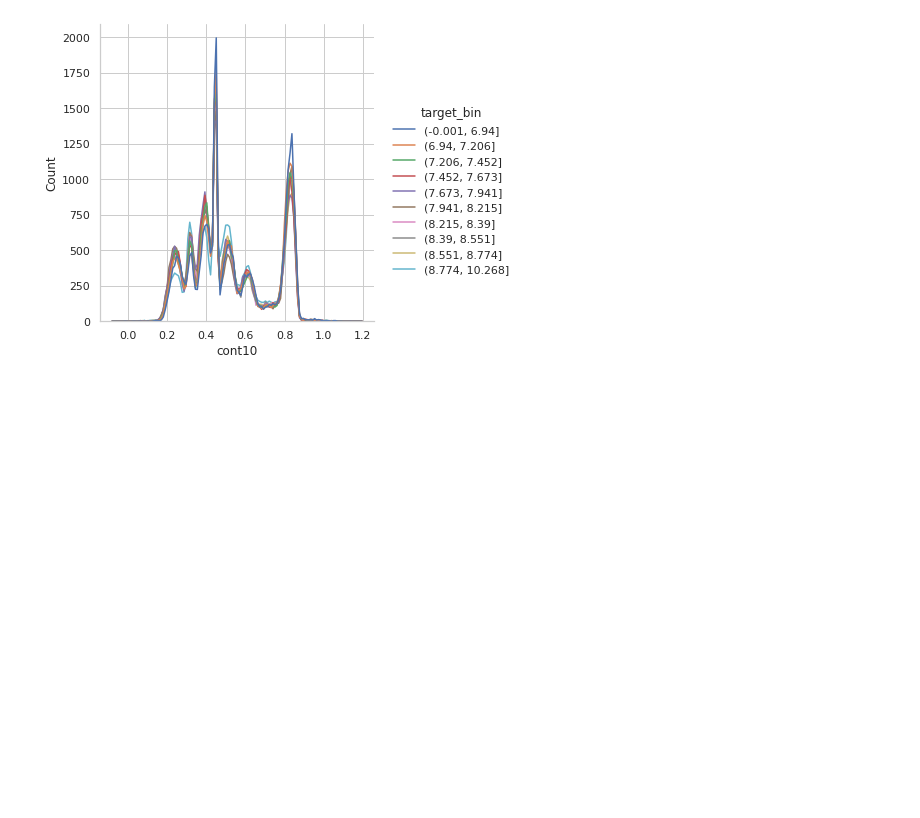
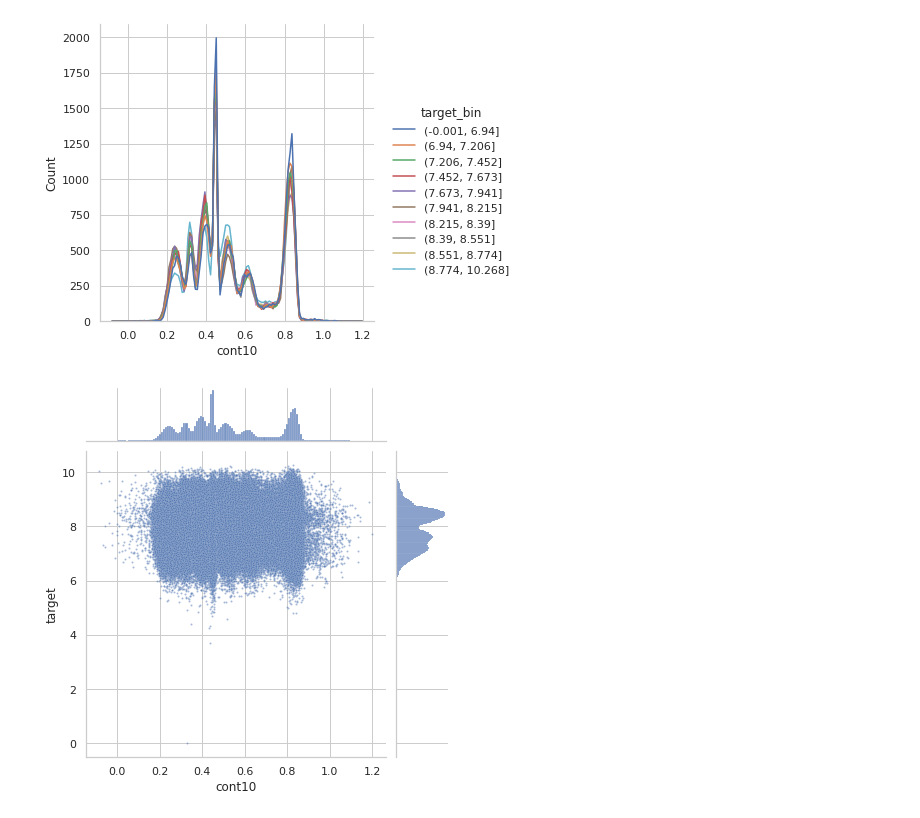
Before and after one commit to savioursho/tabular-playground-series-jan-2021, a Jupyter notebook: notebooks/05-eda.ipynb, the cells around one changed output. Saved outputs shown, nothing was run; the diff lists cells and outputs as text; code cells hidden in the pictures; blank space fills up the shorter version.

```diff
--- a/notebooks/05-eda.ipynb
+++ b/notebooks/05-eda.ipynb
@@ -102,3 +102,13 @@ viz.plot_desnity_train_test_overlapping(
 # %% [output]
 <seaborn.axisgrid.FacetGrid at 0x...>
 [figure]
+# %%
+sns.jointplot(
+    data = df_train,
+    x="cont10",
+    y="target",
+    alpha=.5,
+    s=4
+);
+# %% [output]
+[figure, added]
```
Also changed, not shown: parts of 5 cells of this notebook, 1 other file.
